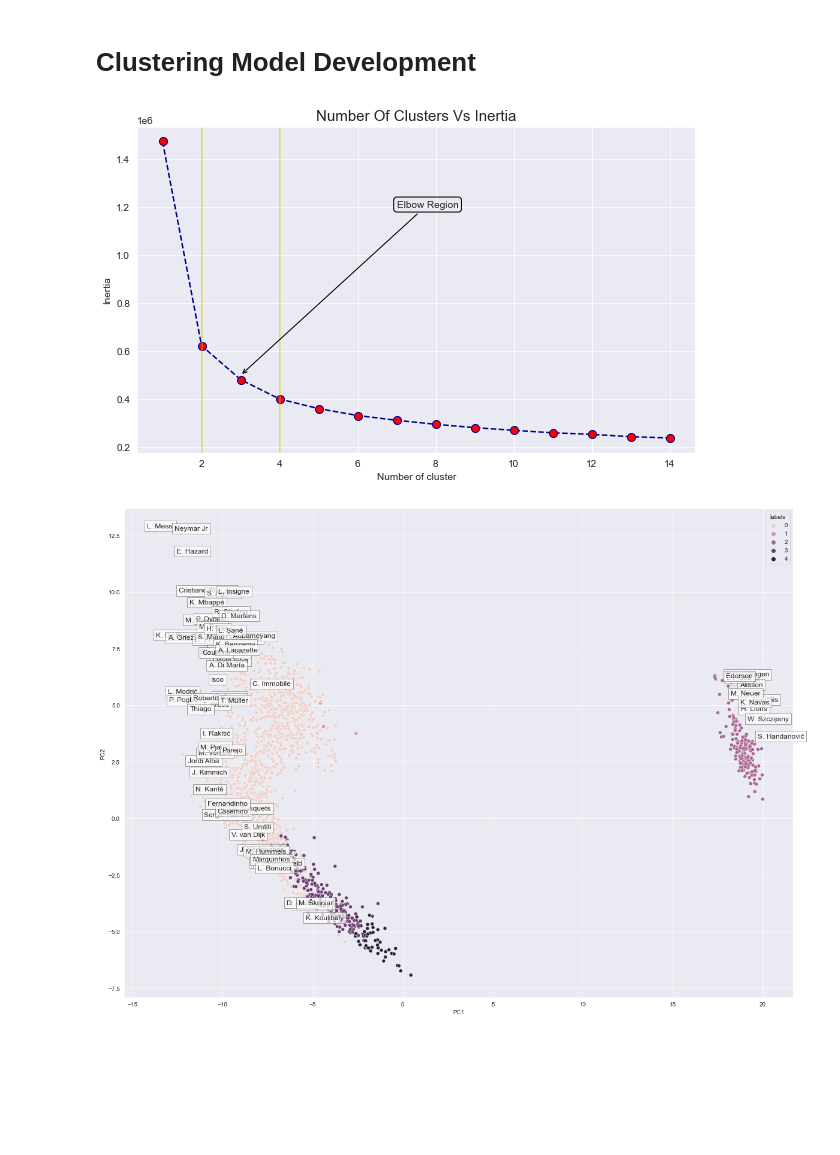
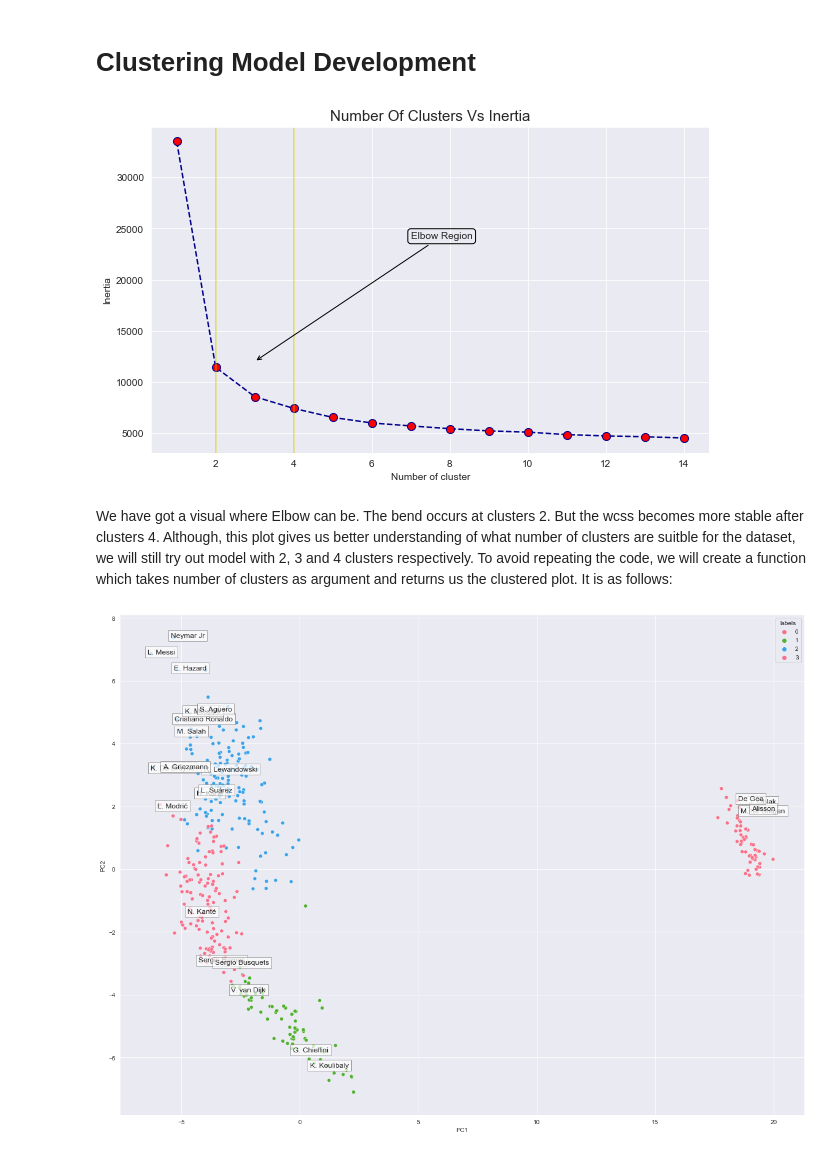
Before and after one commit to mdushetwar/Fifa-Players--EDA-Clustering, a Jupyter notebook: PRCP-1004-Fifa20.ipynb, the cells around one changed output. Cells and saved outputs as stored; diff of their text form; code cells hidden in the pictures; blank space fills up the shorter version.

Commit message:
updated clustering

```diff
--- a/PRCP-1004-Fifa20.ipynb
+++ b/PRCP-1004-Fifa20.ipynb
@@ -409,6 +409,8 @@ players[players['age']==players.age.min()]
 # +++++++++++++++++++++++++++++++++++++++++++++++++++DO EDA HERE+++++++++++++++++++++++++++++++++++++++++++++++++++++++++++
 # %% [markdown]
 # Data Preprocessing
+# %%
+train_fifa=fifa[fifa['overall']>80]
 # %% [markdown]
 ### Curating data types
 # %% [markdown]
@@ -430,9 +432,9 @@ def str_to_int(x):
 columns= ['ls','st', 'rs','lw','lf','cf','rf','rw','lam','cam','ram','lm','lcm','cm','rcm','rm','lwb','ldm','cdm','rdm','rwb','lb','lcb','cb','rcb','rb']
 
 for col in columns:
-    fifa[col]=fifa[col].apply(str_to_int)
+    train_fifa[col]=train_fifa[col].apply(str_to_int)
 
-fifa.head()
+train_fifa.head(3)
 # %% [output]
 |  | short_name | age | height_cm | weight_kg | nationality | club | overall | potential | value_eur | ... |
 | 0 | L. Messi | 32 | 170 | 72 | Argentina | FC Barcelona | 94 | 94 | 95500000 | ... |
@@ -447,8 +449,8 @@ from sklearn.impute import SimpleImputer, KNNImputer
 from fancyimpute import KNN, IterativeImputer
 # %%
 # filtering out numerical data
-fifa_cat_list=list(fifa.select_dtypes('object').columns)
-fifa_num=fifa.drop(columns=fifa_cat_list)
+fifa_cat_list=list(train_fifa.select_dtypes('object').columns)
+fifa_num=train_fifa.drop(columns=fifa_cat_list)
 
 # mean imputation
 df_mean = fifa_num.copy()
@@ -471,9 +473,9 @@ mice_imputer = IterativeImputer()
 df_mice.iloc[:,:]= mice_imputer.fit_transform(df_mice)
 
 # let's analyse all above imputation results visually
-fig, ax = plt.subplots(nrows = 2, ncols = 2, figsize=(15,8))
+fig, ax = plt.subplots(nrows = 2, ncols = 2, figsize=(10,6))
 
-nullity = fifa["release_clause_eur"].isna()
+nullity = train_fifa["release_clause_eur"].isna()
 imputations = {"Mean Imputation": df_mean,
                "Median Imputation": df_median,
                "knn Imputation": df_knn,
@@ -575,14 +580,16 @@ plt.figure(figsize=(10,6))
 plt.plot(range(1,15), wcss, color='darkblue',linestyle='dashed', marker='o',markerfacecolor='red', markersize=8)
 plt.axvline(2, alpha=0.5, color='y')
 plt.axvline(4, alpha=0.5, color='y')
-plt.annotate('Elbow Region', (3, 500000), (7, 1200000),
+plt.annotate('Elbow Region', (3, 12000), (7, 24000),
             arrowprops=dict(arrowstyle="->",connectionstyle="Arc3", color="k"),
             bbox = dict(boxstyle = "round", fc ="none", ec="k"))
 plt.xlabel('Number of cluster')
 plt.ylabel('Inertia')
 plt.title('Number of clusters vs Inertia'.title(), fontsize=15);
 # %% [output]
-[figure, old version]
+[figure, new version]
+# %% [markdown]
+We have got a visual where Elbow can be. The bend occurs at clusters 2. But the wcss becomes more stable after clusters 4. Although, this plot gives us better understanding of what number of clusters are suitble for the dataset, we will still try out model with 2, 3 and 4 clusters respectively. To avoid repeating the code, we will create a function which takes number of clusters as argument and returns us the clustered plot. It is as follows:
 # %%
 def plot_clusters(num_clusters):
     kmeans=KMeans(n_clusters=num_clusters, init='k-means++', random_state=42)
@@ -590,16 +597,16 @@ def plot_clusters(num_clusters):
     #Adding labels to new_fifa dataframe
     new_fifa['labels']=kmeans.labels_
 
-    sub_data=new_fifa[new_fifa['overall']>75]
+    sub_data=new_fifa[new_fifa['overall']>80]
     plt.figure(figsize=(20,15))
-    sns.scatterplot('PC1', 'PC2', hue='labels', cmap='flare', data=sub_data)
+    sns.scatterplot('PC1', 'PC2', hue='labels', palette='husl', data=sub_data)
 
     for index, row in new_fifa.iterrows():
-        if row['overall']>85:
+        if row['overall']>88:
             plt.annotate(row['player_name'], xy=(row['PC1'], row['PC2']), xytext=(row['PC1']+1, row['PC2']+1), textcoords='offset points',
                 ha='left', va='top', fontsize=12, bbox=dict(facecolor='white', edgecolor='gray', alpha=0.7),
                 arrowprops=None)
 # %%
-plot_clusters(5)
+plot_clusters(4)
 # %% [output]
-[figure, old version]
+[figure, new version]
```
Also changed, not shown: parts of 12 cells of this notebook.
